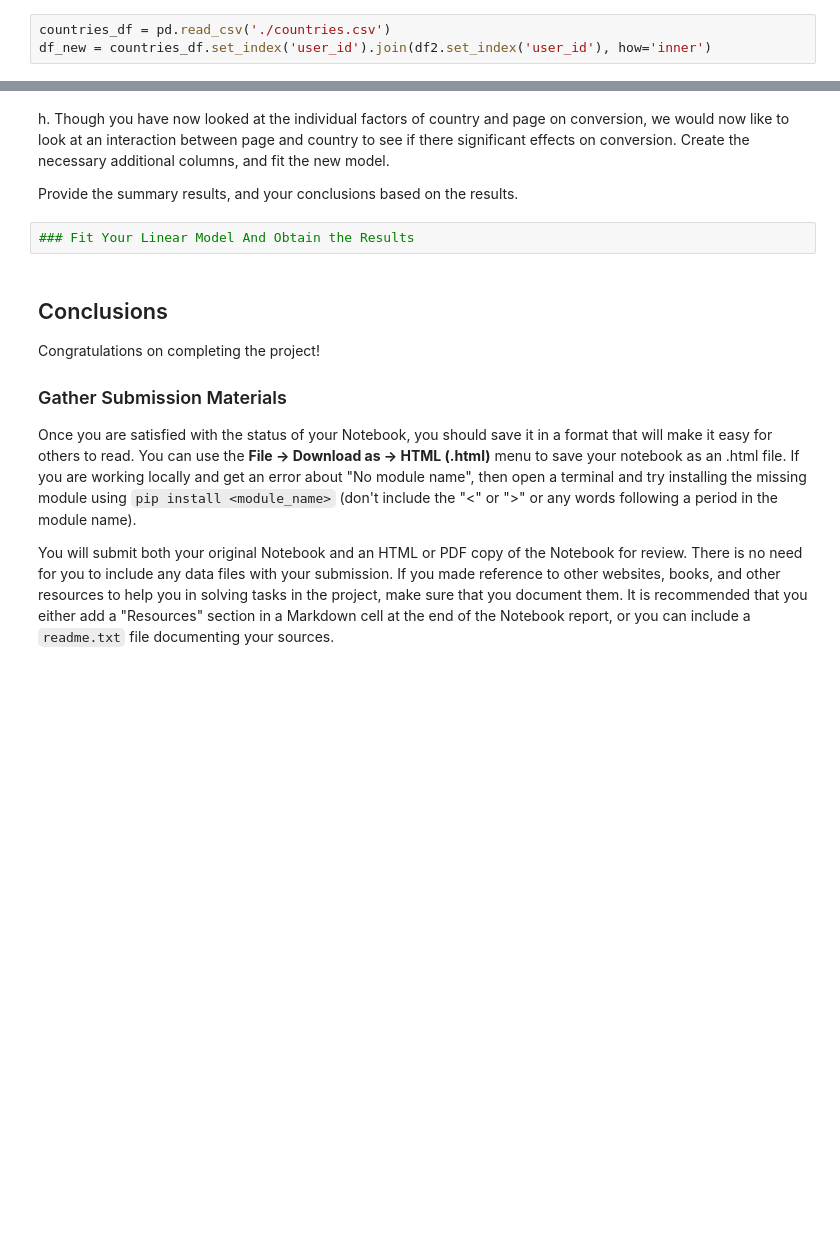
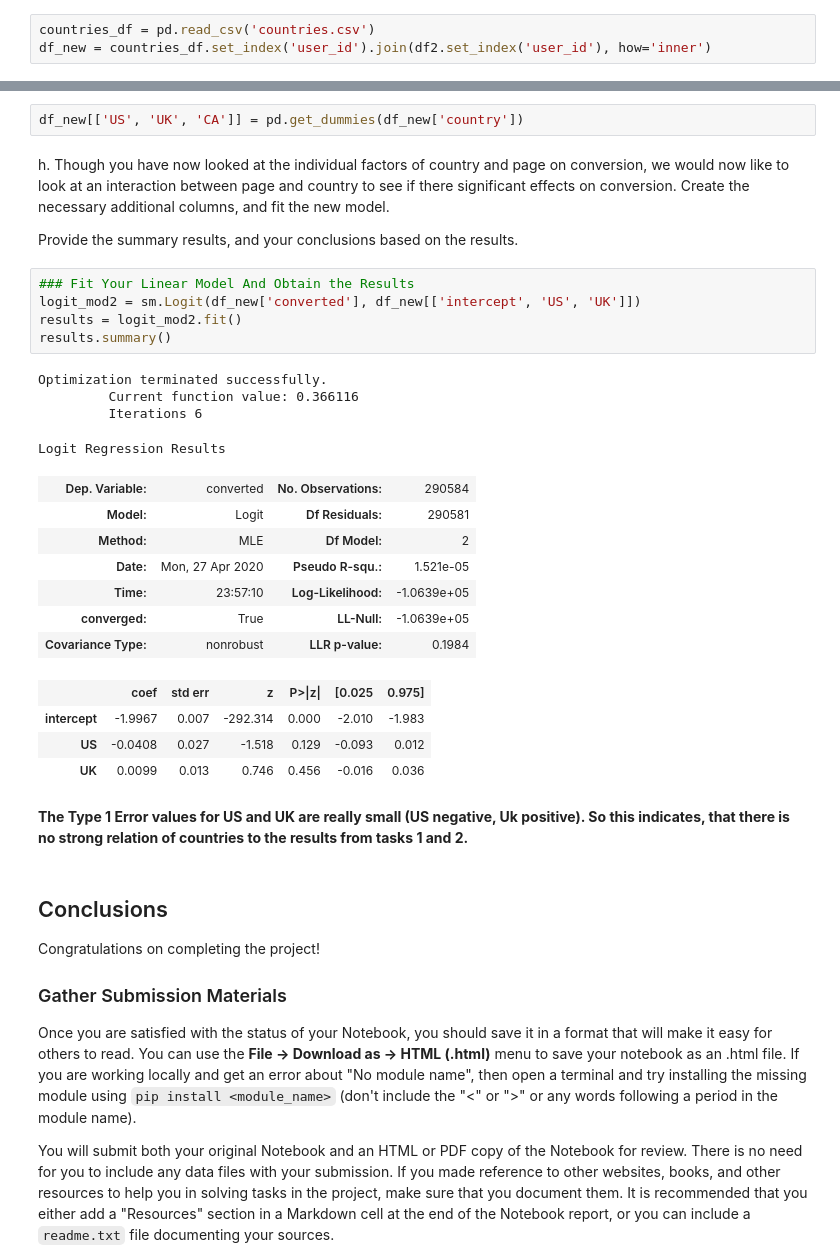
Before and after one commit to Warwick2k/AB_Test, a Jupyter notebook: AB_Test_Hagemann.ipynb, the cells around one changed output, grey strips where cells are left out. Drawn from its saved outputs; the diff is of its cells as text; blank space fills up the shorter version.

```diff
--- a/AB_Test_Hagemann.ipynb
+++ b/AB_Test_Hagemann.ipynb
@@ -370,7 +394,7 @@ g. Now along with testing if the conversion rate changes for different pages, al
 
 Does it appear that country had an impact on conversion?  Don't forget to create dummy variables for these country columns - **Hint: You will need two columns for the three dummy variables.** Provide the statistical output as well as a written response to answer this question.
 # %%
-countries_df = pd.read_csv('./countries.csv')
+countries_df = pd.read_csv('countries.csv')
 df_new = countries_df.set_index('user_id').join(df2.set_index('user_id'), how='inner')
 # %%
 ### Create the necessary dummy variables
@@ -377,9 +407,32 @@ df_new = countries_df.set_index('user_id').join(df2.set_index('user_id'), how='i
+# %%
+df_new[['US', 'UK', 'CA']] = pd.get_dummies(df_new['country'])
 # %% [markdown]
 h. Though you have now looked at the individual factors of country and page on conversion, we would now like to look at an interaction between page and country to see if there significant effects on conversion.  Create the necessary additional columns, and fit the new model.
 
 Provide the summary results, and your conclusions based on the results.
 # %%
 ### Fit Your Linear Model And Obtain the Results
+logit_mod2 = sm.Logit(df_new['converted'], df_new[['intercept', 'US', 'UK']])
+results = logit_mod2.fit()
+results.summary()
+# %% [output]
+Optimization terminated successfully.
+         Current function value: 0.366116
+         Iterations 6
+Logit Regression Results
+| Dep. Variable: | converted | No. Observations: | 290584 |
+| Model: | Logit | Df Residuals: | 290581 |
+| Method: | MLE | Df Model: | 2 |
+| Date: | Mon, 27 Apr 2020 | Pseudo R-squ.: | 1.521e-05 |
+| Time: | 23:57:10 | Log-Likelihood: | -1.0639e+05 |
+| converged: | True | LL-Null: | -1.0639e+05 |
+| Covariance Type: | nonrobust | LLR p-value: | 0.1984 |
+|  | coef | std err | z | P>|z| | [0.025 | 0.975] |
+| intercept | -1.9967 | 0.007 | -292.314 | 0.000 | -2.010 | -1.983 |
+| US | -0.0408 | 0.027 | -1.518 | 0.129 | -0.093 | 0.012 |
+| UK | 0.0099 | 0.013 | 0.746 | 0.456 | -0.016 | 0.036 |
+# %% [markdown]
+**The Type 1 Error values for US and UK are really small (US negative, Uk positive). So this indicates, that there is no strong relation of countries to the results from tasks 1 and 2.**
 # %% [markdown]
 <a id='conclusions'></a>
 ## Conclusions
```
Also changed, not shown: parts of 19 cells of this notebook.
